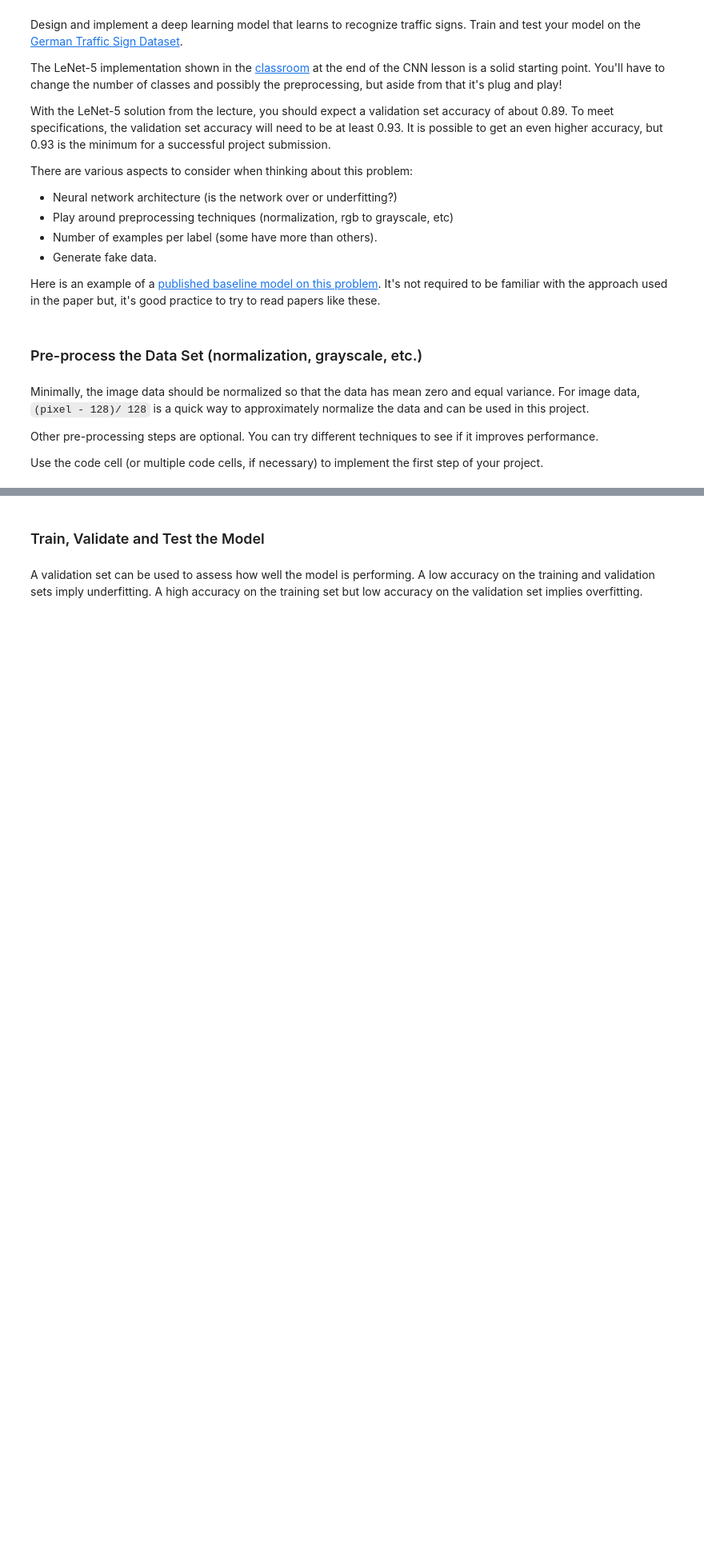
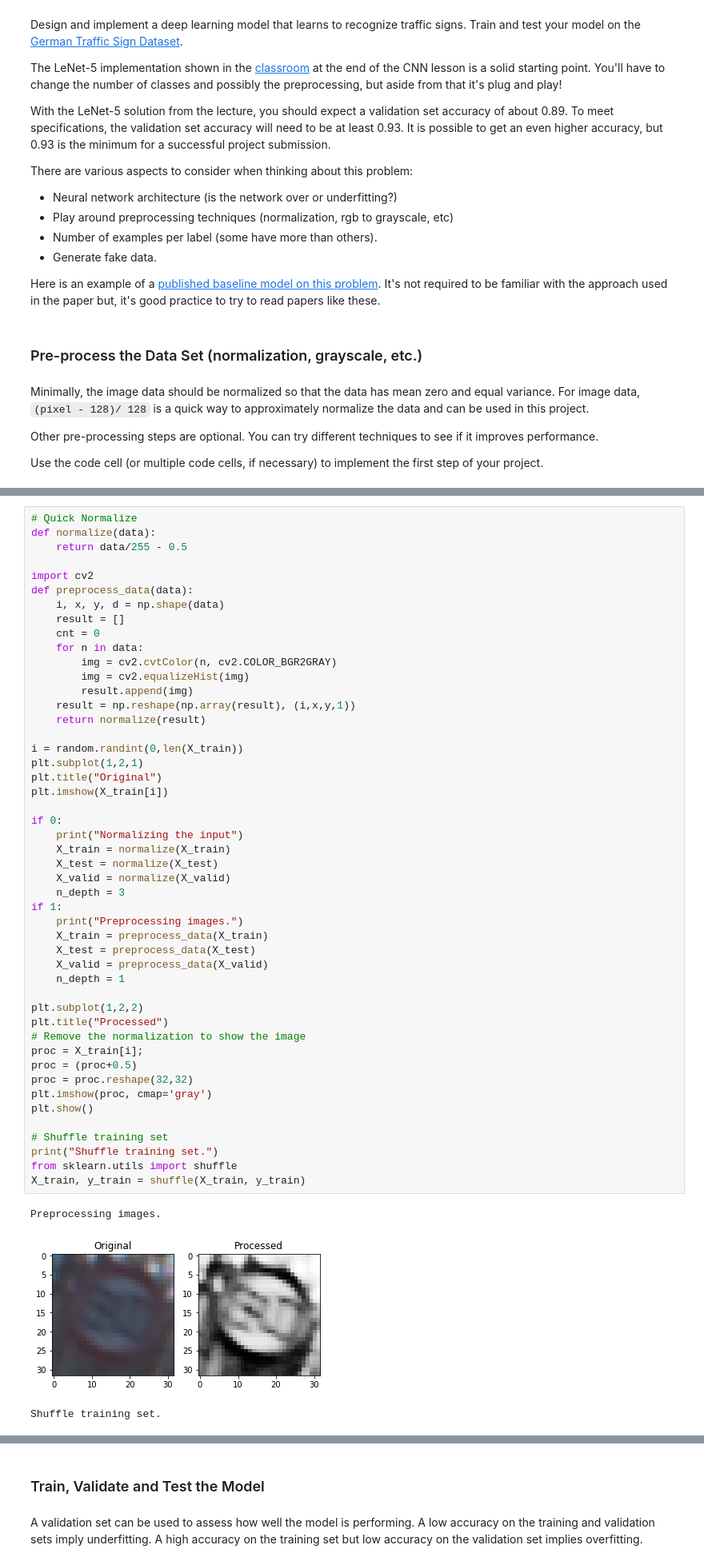
Before and after one commit to SynapticSugar/CarND-Traffic-Sign-Classifier-Project, a Jupyter notebook: Traffic_Sign_Classifier.ipynb, the cells around one changed output, grey strips where cells are left out. Shown at 80% size. Cells and saved outputs as stored; diff of their text form; blank space fills up the shorter version.

```diff
--- a/Traffic_Sign_Classifier.ipynb
+++ b/Traffic_Sign_Classifier.ipynb
@@ -297,0 +260,52 @@ Preprocessing images.
+# %%
+# Quick Normalize
+def normalize(data):
+    return data/255 - 0.5
+
+import cv2
+def preprocess_data(data):
+    i, x, y, d = np.shape(data)
+    result = []
+    cnt = 0
+    for n in data:
+        img = cv2.cvtColor(n, cv2.COLOR_BGR2GRAY)
+        img = cv2.equalizeHist(img)
+        result.append(img)
+    result = np.reshape(np.array(result), (i,x,y,1))
+    return normalize(result)
+
+i = random.randint(0,len(X_train))
+plt.subplot(1,2,1)
+plt.title("Original")
+plt.imshow(X_train[i])
+
+if 0:
+    print("Normalizing the input")
+    X_train = normalize(X_train)
+    X_test = normalize(X_test)
+    X_valid = normalize(X_valid)
+    n_depth = 3
+if 1:
+    print("Preprocessing images.")
+    X_train = preprocess_data(X_train)
+    X_test = preprocess_data(X_test)
+    X_valid = preprocess_data(X_valid)
+    n_depth = 1
+
+plt.subplot(1,2,2)
+plt.title("Processed")
+# Remove the normalization to show the image
+proc = X_train[i];
+proc = (proc+0.5)
+proc = proc.reshape(32,32)
+plt.imshow(proc, cmap='gray')
+plt.show()
+
+# Shuffle training set
+print("Shuffle training set.")
+from sklearn.utils import shuffle
+X_train, y_train = shuffle(X_train, y_train)
+# %% [output]
+Preprocessing images.
+[figure, added]
+Shuffle training set.
```
Also changed, not shown: parts of 11 cells of this notebook.
